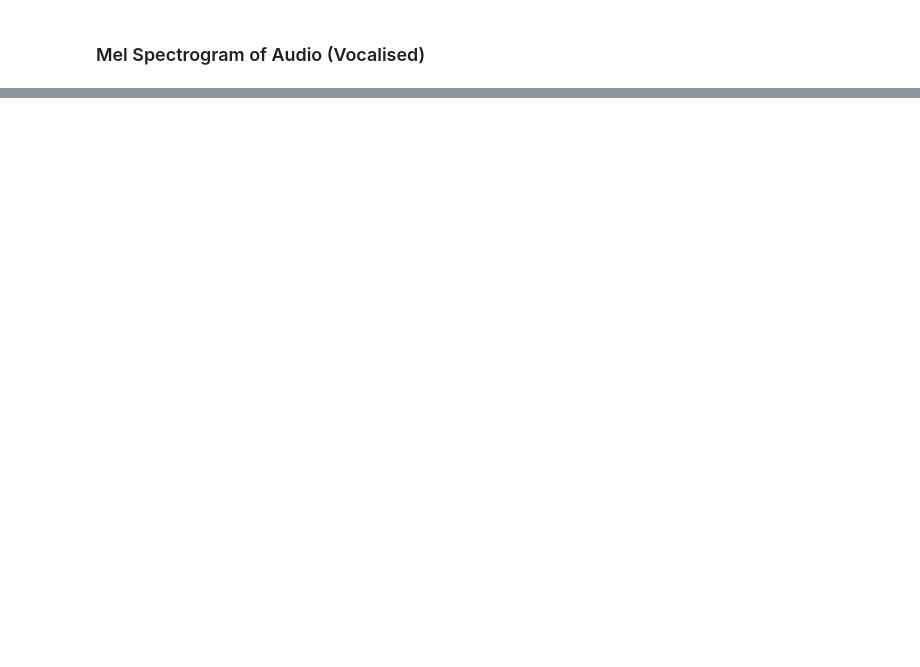
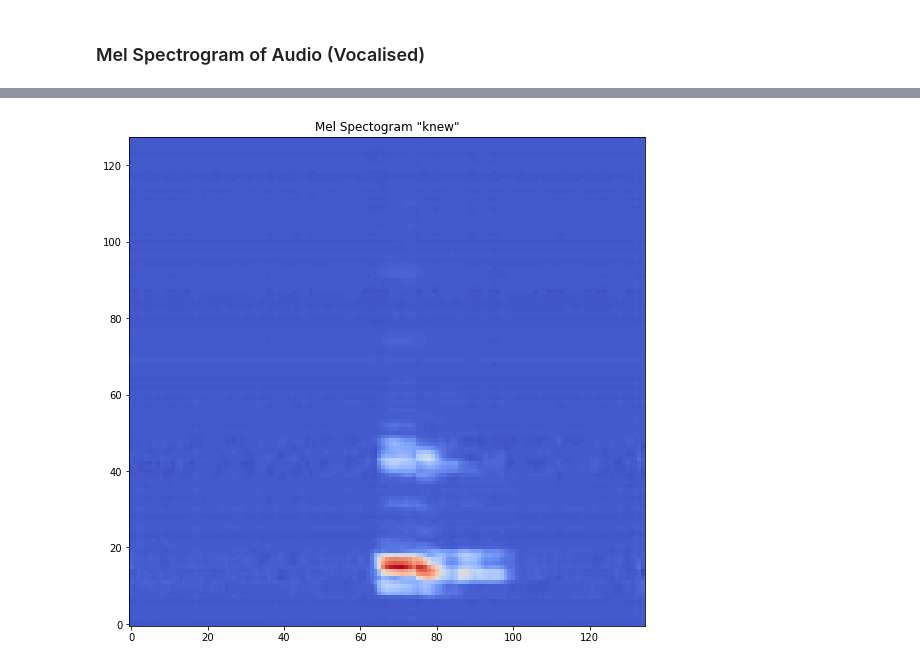
Before and after one commit to MiscellaneousStuff/kara-one-transduction, a Jupyter notebook: main.ipynb, the cells around one changed output, grey strips where cells are left out. Drawn from its saved outputs; the diff is of its cells as text; code cells hidden in the pictures; blank space fills up the shorter version.

```diff
--- a/main.ipynb
+++ b/main.ipynb
@@ -99,0 +179,22 @@ a = plot_mel_spectrogram(example_mel_spec, example["label"])
+# %%
+import torch
+import random
+
+from lib.transduction import DigitalVoicingModel
+
+ins = 5 * 62 # 5 hand-crafted features * 62 electrodes
+outs = 128 # n mels
+
+device = "cuda" if torch.cuda.is_available() else "cpu"
+
+seed = 1
+random.seed(seed)
+np.random.seed(seed)
+torch.manual_seed(seed)
+
+model = DigitalVoicingModel(
+    ins=ins,
+    model_size=128,
+    n_layers=1,
+    dropout=0.0,
+    outs=outs).to(device)
@@ -99,0 +275,5 @@ a = plot_mel_spectrogram(example_mel_spec, example["label"])
+# %%
+y = torch.squeeze(pred_s[len(pred_s) - 1], 0).float()
+_ = plot_mel_spectrogram(y, "knew")
+# %% [output]
+[figure, added]
```
Also changed, not shown: parts of 13 cells of this notebook, 1 other file.
